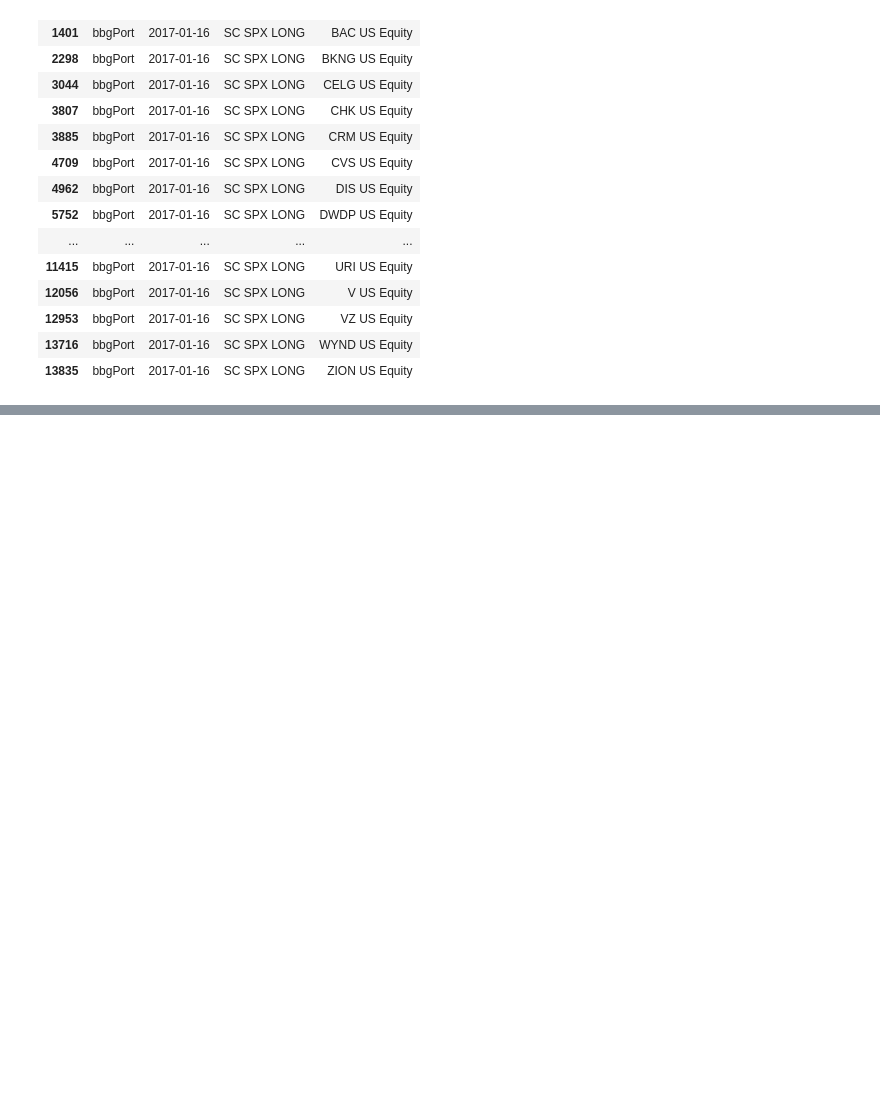
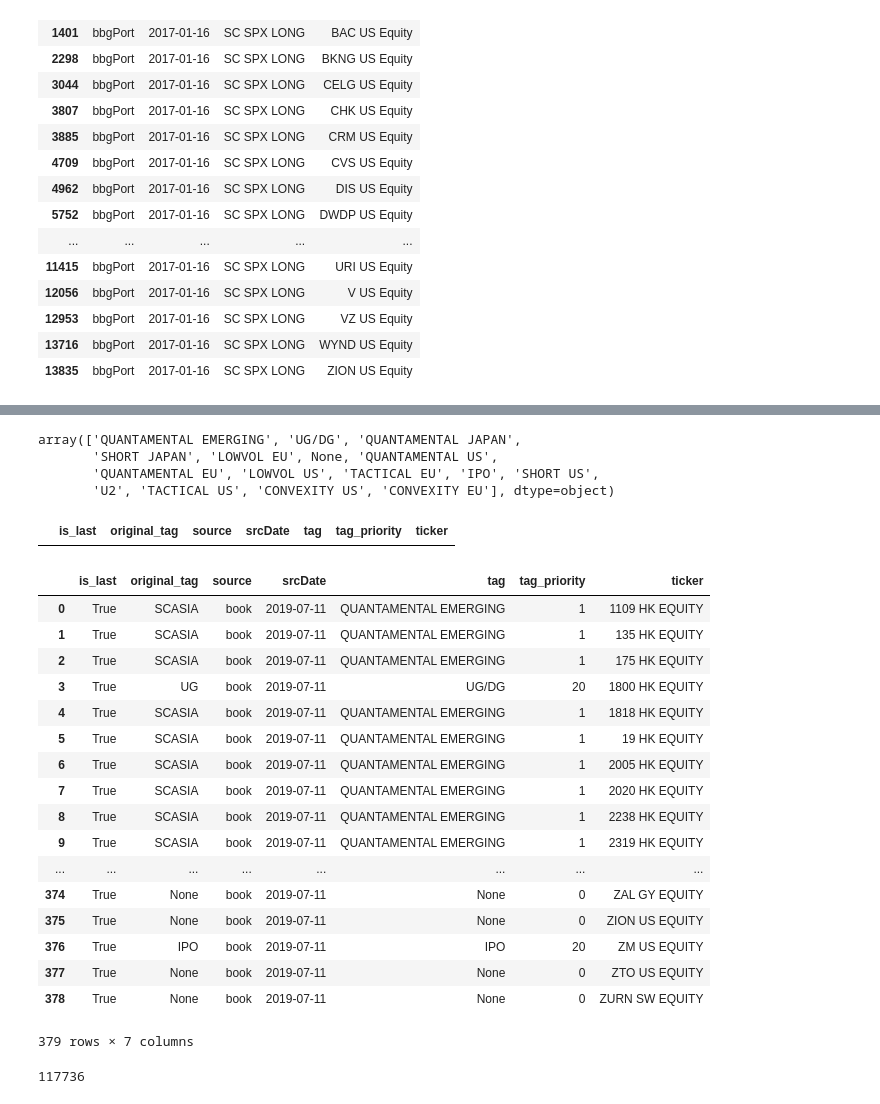
Before and after one commit to stouff-capital/com-stouffcapital-tableau, a Jupyter notebook: tests.ipynb, the cells around one changed output, grey strips where cells are left out. Drawn from its saved outputs; the diff is of its cells as text; code cells hidden in the pictures; blank space fills up the shorter version.

Commit message:
std histo 1

```diff
--- a/tests.ipynb
+++ b/tests.ipynb
@@ -291,0 +561,3 @@ df[ df['srcDate'] ==  '2017-01-16']
+# %%
+df = pd.read_json('http://localhost:5000/tableau/data/tag/last')
+len(df)
@@ -291,0 +584,37 @@ df[ df['srcDate'] ==  '2017-01-16']
+# %%
+df.tag.unique()
+# %% [output]
+array(['QUANTAMENTAL EMERGING', 'UG/DG', 'QUANTAMENTAL JAPAN',
+       'SHORT JAPAN', 'LOWVOL EU', None, 'QUANTAMENTAL US',
+       'QUANTAMENTAL EU', 'LOWVOL US', 'TACTICAL EU', 'IPO', 'SHORT US',
+       'U2', 'TACTICAL US', 'CONVEXITY US', 'CONVEXITY EU'], dtype=object)
+# %%
+df[ df['tag'] == 'OTHER' ]
+# %% [output]
+|  | is_last | original_tag | source | srcDate | tag | tag_priority | ticker |
+# %%
+df
+# %% [output]
+|  | is_last | original_tag | source | srcDate | tag | tag_priority | ticker |
+| 0 | True | SCASIA | book | 2019-07-11 | QUANTAMENTAL EMERGING | 1 | 1109 HK EQUITY |
+| 1 | True | SCASIA | book | 2019-07-11 | QUANTAMENTAL EMERGING | 1 | 135 HK EQUITY |
+| 2 | True | SCASIA | book | 2019-07-11 | QUANTAMENTAL EMERGING | 1 | 175 HK EQUITY |
+| 3 | True | UG | book | 2019-07-11 | UG/DG | 20 | 1800 HK EQUITY |
+| 4 | True | SCASIA | book | 2019-07-11 | QUANTAMENTAL EMERGING | 1 | 1818 HK EQUITY |
+| 5 | True | SCASIA | book | 2019-07-11 | QUANTAMENTAL EMERGING | 1 | 19 HK EQUITY |
+| 6 | True | SCASIA | book | 2019-07-11 | QUANTAMENTAL EMERGING | 1 | 2005 HK EQUITY |
+| 7 | True | SCASIA | book | 2019-07-11 | QUANTAMENTAL EMERGING | 1 | 2020 HK EQUITY |
+| 8 | True | SCASIA | book | 2019-07-11 | QUANTAMENTAL EMERGING | 1 | 2238 HK EQUITY |
+| 9 | True | SCASIA | book | 2019-07-11 | QUANTAMENTAL EMERGING | 1 | 2319 HK EQUITY |
+| ... | ... | ... | ... | ... | ... | ... | ... |
+| 374 | True | None | book | 2019-07-11 | None | 0 | ZAL GY EQUITY |
+| 375 | True | None | book | 2019-07-11 | None | 0 | ZION US EQUITY |
+| 376 | True | IPO | book | 2019-07-11 | IPO | 20 | ZM US EQUITY |
+| 377 | True | None | book | 2019-07-11 | None | 0 | ZTO US EQUITY |
+| 378 | True | None | book | 2019-07-11 | None | 0 | ZURN SW EQUITY |
+379 rows × 7 columns
+# %%
+df = pd.read_json('http://localhost:5000/tableau/data/tag/histo')
+len(df)
+# %% [output]
+117736
```
Also changed, not shown: parts of 35 cells of this notebook, 2 other files.
